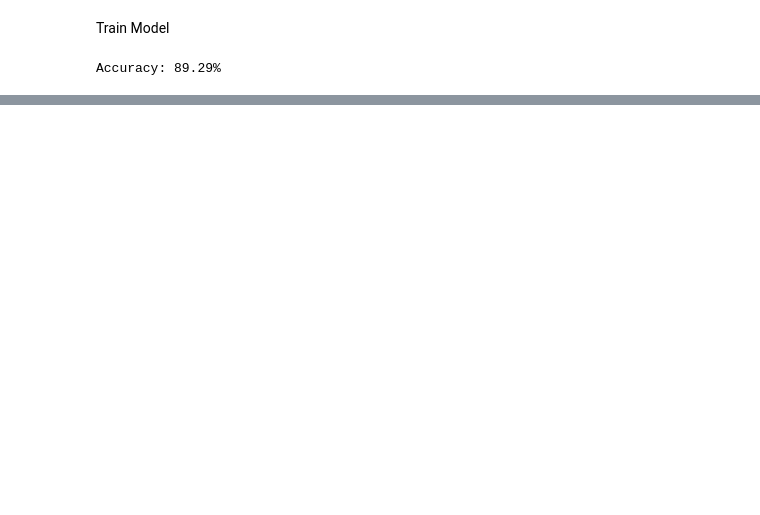
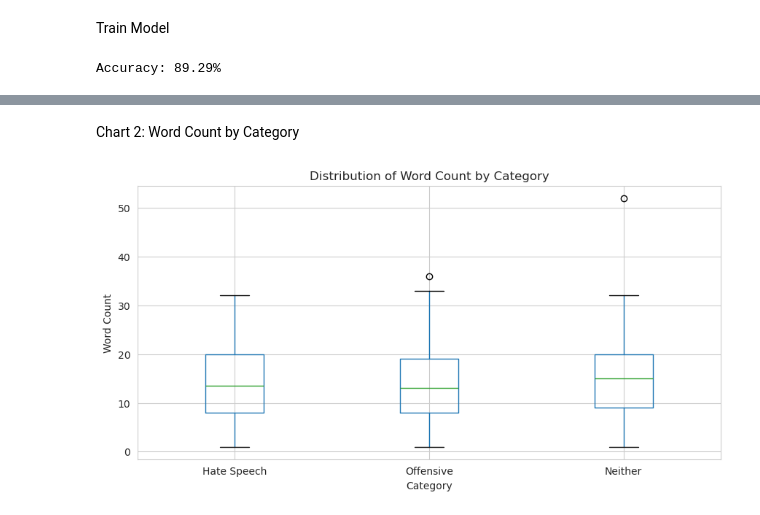
Before and after one commit to asong65535/hatespeech-ml, a Jupyter notebook: model.ipynb, the cells around one changed output, grey strips where cells are left out. Saved outputs shown, nothing was run; the diff lists cells and outputs as text; code cells hidden in the pictures; blank space fills up the shorter version.

```diff
--- a/model.ipynb
+++ b/model.ipynb
@@ -46,0 +61,14 @@ Accuracy: 89.29%
+# %% [markdown]
+Chart 2: Word Count by Category
+# %%
+plt.figure(figsize=(10,5))
+df['word_count'] = df['tweet'].str.split().str.len()
+df.boxplot(column='word_count', by='class', ax=plt.gca())
+plt.xticks([1, 2, 3], labels)
+plt.title('Distribution of Word Count by Category')
+plt.suptitle('')
+plt.xlabel('Category')
+plt.ylabel('Word Count')
+plt.show()
+# %% [output]
+[figure, added]
```
Also changed, not shown: parts of 8 cells of this notebook.
